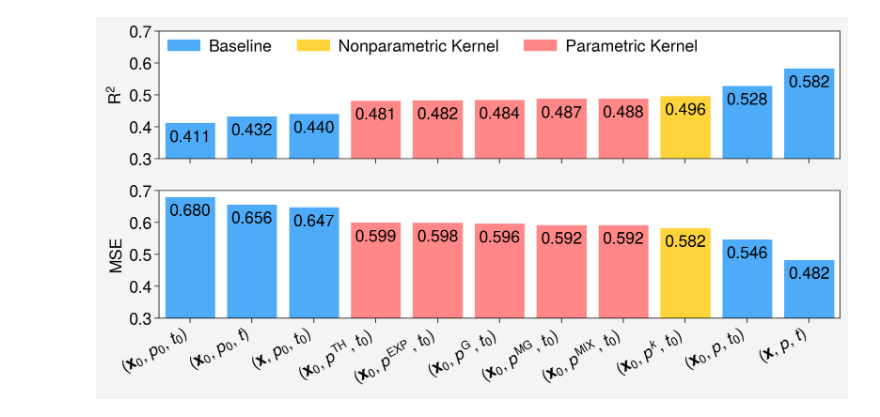
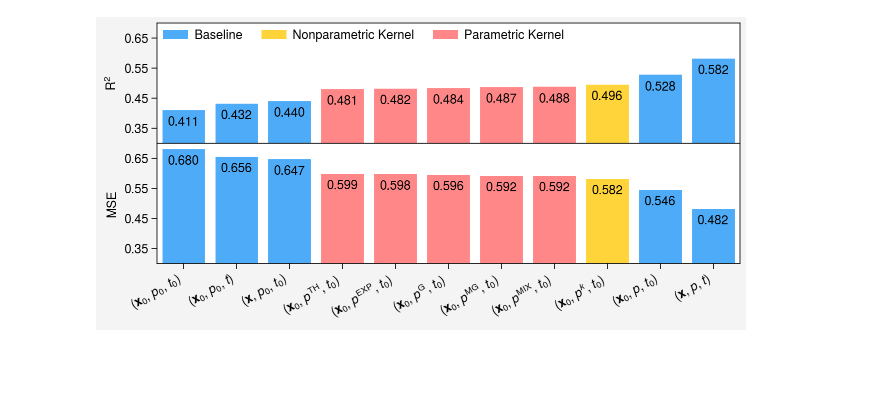
Before and after one commit to savannahferretti/monsoon-kernels, a Jupyter notebook: notebooks/bars.ipynb, the cells around one changed output. Drawn from its saved outputs; the diff is of its cells as text; code cells hidden in the pictures; blank space fills up the shorter version.

Commit message:
Plotting edits for thesis

```diff
--- a/notebooks/bars.ipynb
+++ b/notebooks/bars.ipynb
@@ -5,10 +5,18 @@ import warnings
 import numpy as np
 import pandas as pd
 import xarray as xr
+from numba import njit
 import proplot as pplt
 from matplotlib.patches import Patch
 warnings.filterwarnings('ignore')
-pplt.rc.update({'fontsize':14,'figure.dpi':100})
+pplt.rc.update({
+    'tick.minor':False,
+    'savefig.dpi':300,
+    'font.size':9,
+    'label.size':9,
+    'tick.labelsize':9,
+    'title.size':9,
+    'legend.fontsize':9})
 # %%
 with open('../scripts/configs.json','r',encoding='utf-8') as f:
     CONFIGS = json.load(f)
@@ -49,22 +82,25 @@ with xr.open_dataset(os.path.join(SPLITSDIR,f'{SPLIT}.h5'),engine='h5netcdf') as
 rows = []
 for model in MODELS:
     name,desc = model['name'],model['description']
-    filepath  = os.path.join(PREDSDIR,f'{name}_{SPLIT}_predictions.nc')
+    filepath = os.path.join(PREDSDIR,f'{name}_{SPLIT}_predictions.nc')
     if not os.path.exists(filepath):
         continue
     with xr.open_dataset(filepath,engine='h5netcdf') as ds:
-        predpr  = ds.pr.load()
+        predpr = ds.pr.load()
     ytrue,ypred = xr.align(truepr,predpr,join='inner')
-    r2mean  = get_r2(ytrue,ypred.mean('seed'))
-    msemean = get_mse(ytrue,ypred.mean('seed'))
+    ytrue = ytrue.transpose('time','lat','lon').values
+    ypred = ypred.transpose('seed','time','lat','lon').values
+    ypredmean = np.nanmean(ypred,axis=0)
+    r2mean  = get_r2(ytrue,ypredmean)
+    msemean = get_mse(ytrue,ypredmean)
     r2seedvalues  = seed_uncertainty(ytrue,ypred,get_r2)
     mseseedvalues = seed_uncertainty(ytrue,ypred,get_mse)
-    r2bootvalues  = bootstrap_uncertainty(ytrue,ypred,get_r2)
-    msebootvalues = bootstrap_uncertainty(ytrue,ypred,get_mse)
-    r2seedstd  = r2seedvalues.std('seed')
-    mseseedstd = mseseedvalues.std('seed')
-    r2bootstd  = r2bootvalues.std('bootstrap')
-    msebootstd = msebootvalues.std('bootstrap')
+    r2bootvalues  = bootstrap_uncertainty(ytrue,ypredmean,get_r2)
+    msebootvalues = bootstrap_uncertainty(ytrue,ypredmean,get_mse)
+    r2seedstd  = r2seedvalues.std()
+    mseseedstd = mseseedvalues.std()
+    r2bootstd  = r2bootvalues.std()
+    msebootstd = msebootvalues.std()
     color = ('yellow4' if ('kernel' in name and 'nonparametric' in name) else 'red4' if ('kernel' in name) else 'blue4')
     rows.append({
         'model':desc,
@@ -99,22 +135,22 @@ r2means  = df['r2_mean'].to_numpy()
 msemeans = df['mse_mean'].to_numpy()
 x = np.arange(len(labels))
 # %%
-fig,axs = pplt.subplots(nrows=2,refwidth=8,refheight=1.5,spanx=True,spany=False)
-axs.format(grid=False,xrotation=30,xminorticks='none',ylim=(0.3,0.7),yticks=0.1,yminorticks='none')
+fig,axs = pplt.subplots(nrows=2,figwidth=6.5,refheight=1.2,tight=True,spanx=True,spany=False,space=0)
+axs.format(grid=False,xrotation=30,ylim=(0.3,0.7),yticks=[0.35,0.45,0.55,0.65])
 
 for ax,data,ylabel in zip(axs,[r2means,msemeans],['R$^2$','MSE']):
     bars = ax.bar(x,data,color=colors)
     for bar,value in zip(bars,data):
         ax.text(bar.get_x()+bar.get_width()/2,bar.get_height()-0.02,f'{value:.3f}',ha='center',va='top')
     ax.set_xticks(x)
     ax.set_xticklabels(labels)
     ax.format(ylabel=ylabel)
 elements = [
     Patch(facecolor='blue4',label='Baseline'),
     Patch(facecolor='yellow4',label='Nonparametric Kernel'),
     Patch(facecolor='red4',label='Parametric Kernel')]
 axs[0].legend(handles=elements,loc='ul',ncols=3,frameon=False)
 pplt.show()
-fig.save('../figs/fig_2.png')
+fig.save('../figs/fig_2.jpg')
 # %% [output]
-[figure, old version]
+[figure, new version]
```
Also changed, not shown: parts of 2 cells of this notebook, 13 other files.
